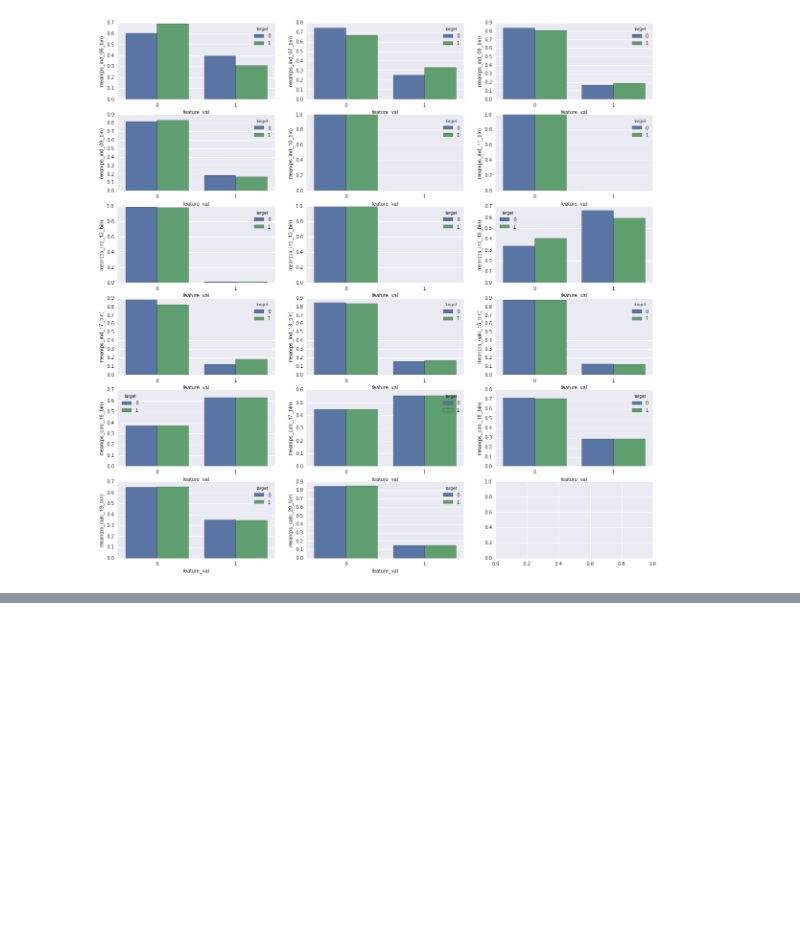
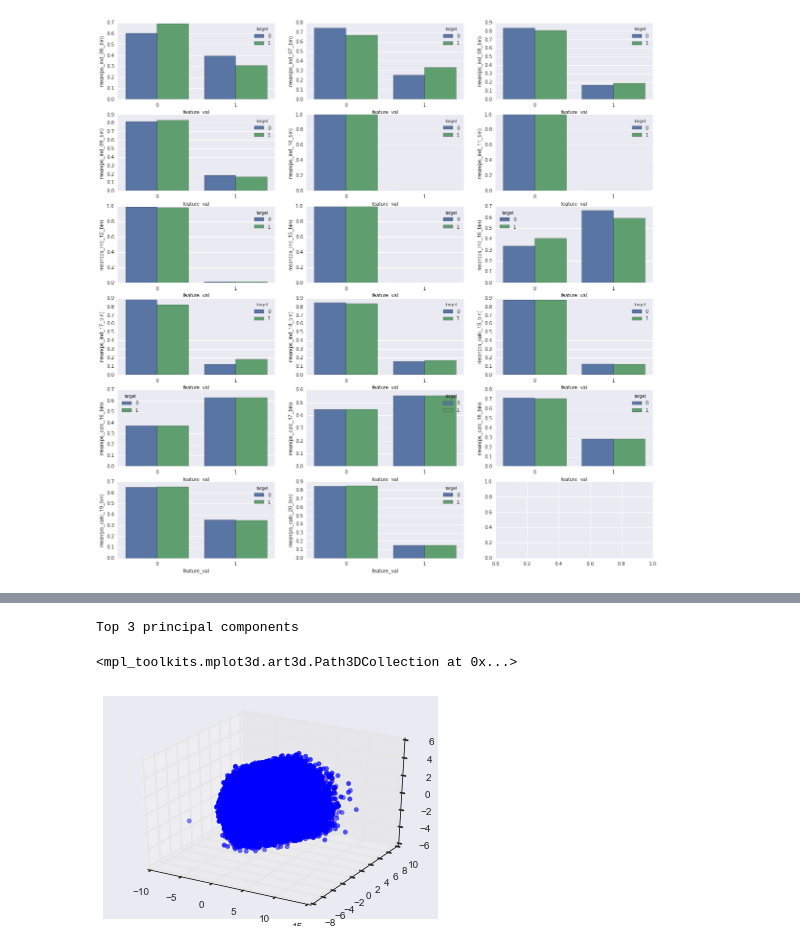
Before and after one commit to myz540/safe_driver_kaggle, a Jupyter notebook: sandbox_cc/feature_analysis_with_elim.ipynb, the cells around one changed output, grey strips where cells are left out. Drawn from its saved outputs; the diff is of its cells as text; code cells hidden in the pictures; blank space fills up the shorter version.

```diff
--- a/feature_analysis.ipynb
+++ b/sandbox_cc/feature_analysis_with_elim.ipynb
@@ -197,0 +326,16 @@ for i, n in enumerate(binary_features):
+# %%
+test_data = pca.transform(scaled_data)[:, :3]
+# %%
+from mpl_toolkits.mplot3d import Axes3D
+
+df_test = pd.concat([pd.DataFrame(test_data), df_response.reset_index(drop=True)], axis=1, ignore_index=True)
+df1 = df_test[df_test[3] == 0]
+df2 = df_test[df_test[3] == 1]
+print('Top 3 principal components')
+threedee = plt.figure().gca(projection='3d')
+threedee.scatter(df1[0], df1[1], df1[2], color='blue')
+threedee.scatter(df2[0], df2[1], df2[2], color='red')
+# %% [output]
+Top 3 principal components
+<mpl_toolkits.mplot3d.art3d.Path3DCollection at 0x...>
+[figure, added]
```
Also changed, not shown: parts of 43 cells of this notebook, 3 other files.
